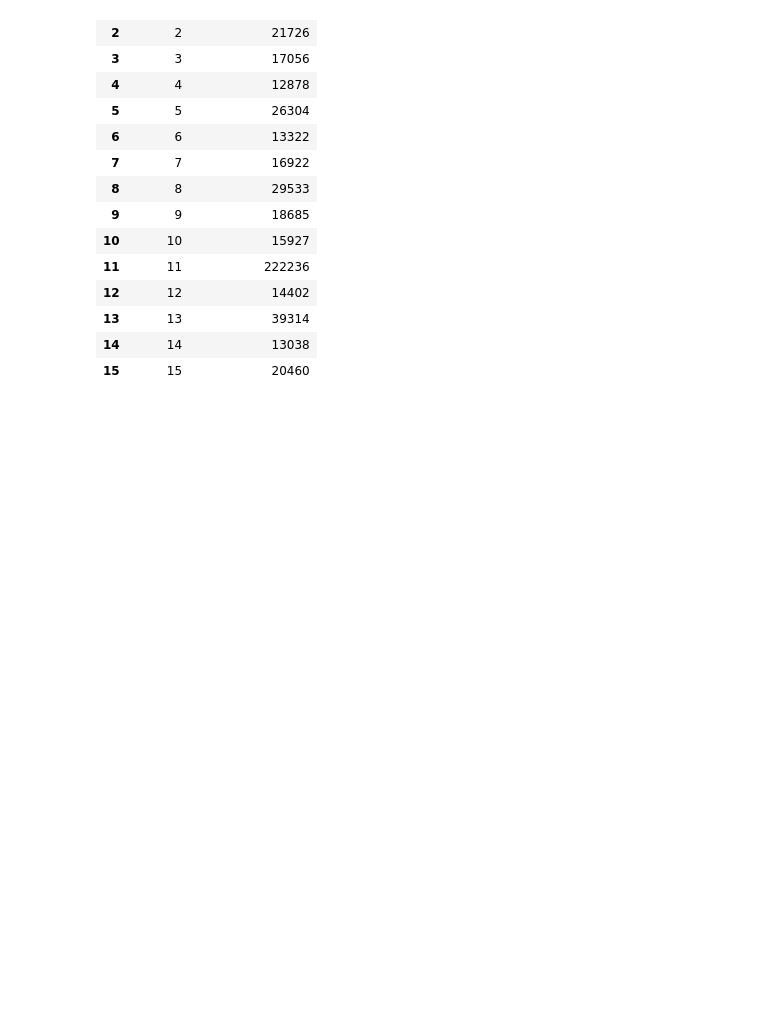
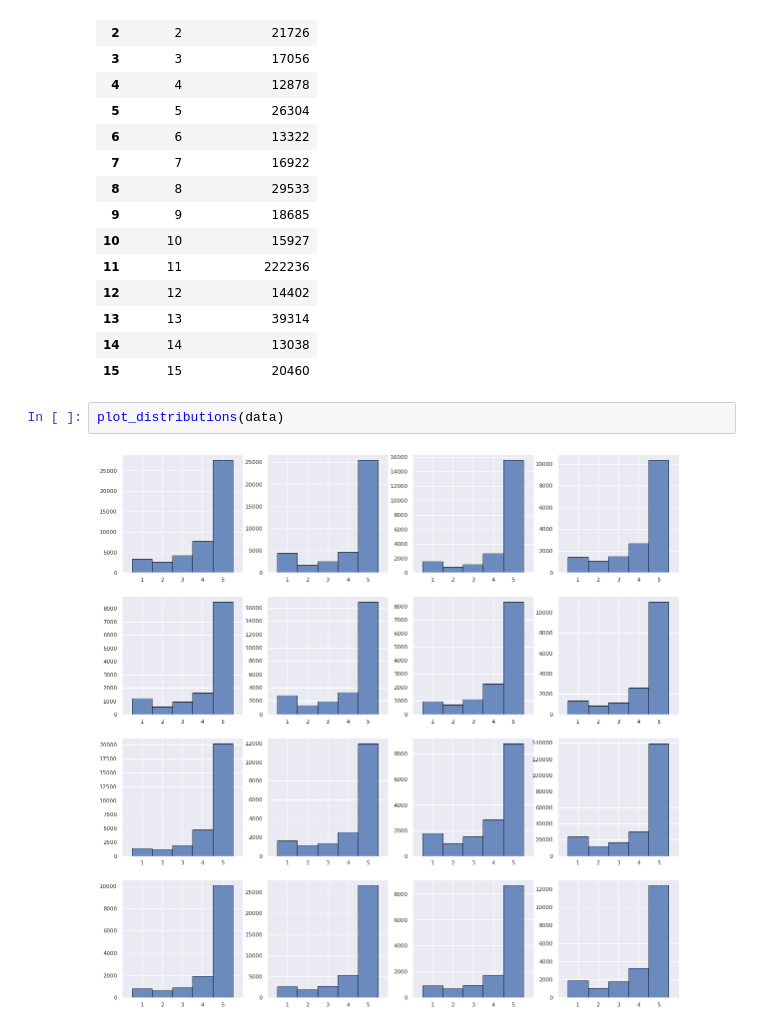
Before and after one commit to mikcnt/adm-homework-4, a Jupyter notebook: main.ipynb, the cells around one changed output. Cells and saved outputs as stored; diff of their text form; blank space fills up the shorter version.

```diff
--- a/main.ipynb
+++ b/main.ipynb
@@ -138,3 +140,7 @@ reviews_per_cluster(data)
 | 13 | 13 | 39314 |
 | 14 | 14 | 13038 |
 | 15 | 15 | 20460 |
+# %%
+plot_distributions(data)
+# %% [output]
+[figure, added]
```
Also changed, not shown: parts of 5 cells of this notebook, 1 other file.
